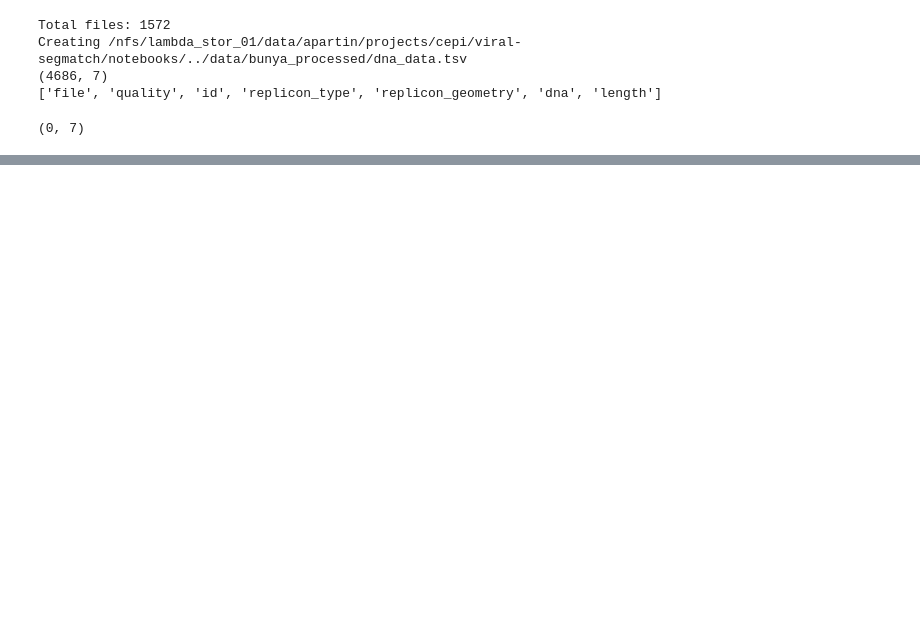
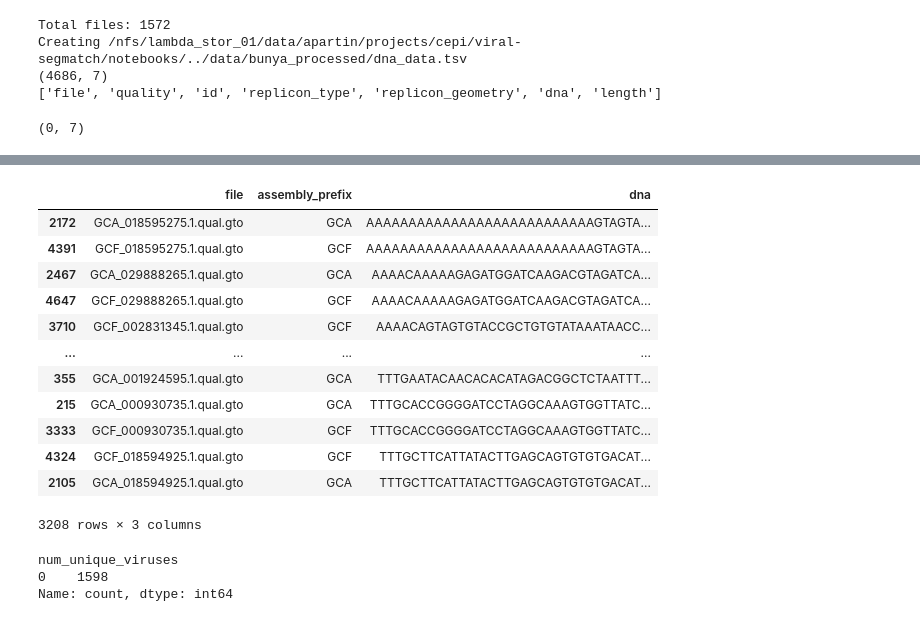
Before and after one commit to adpartin/viral-segmatch, a Jupyter notebook: notebooks/bunyas.ipynb, the cells around one changed output, grey strips where cells are left out. Saved outputs shown, nothing was run; the diff lists cells and outputs as text; code cells hidden in the pictures; blank space fills up the shorter version.

```diff
--- a/notebooks/bunyas.ipynb
+++ b/notebooks/bunyas.ipynb
@@ -338,0 +549,16 @@ dna_df
+# %%
+dna_dups
+# %% [output]
+|  | file | assembly_prefix | dna |
+| 2172 | GCA_018595275.1.qual.gto | GCA | AAAAAAAAAAAAAAAAAAAAAAAAAAAGTAGTA... |
+| 4391 | GCF_018595275.1.qual.gto | GCF | AAAAAAAAAAAAAAAAAAAAAAAAAAAGTAGTA... |
+| 2467 | GCA_029888265.1.qual.gto | GCA | AAAACAAAAAGAGATGGATCAAGACGTAGATCA... |
+| 4647 | GCF_029888265.1.qual.gto | GCF | AAAACAAAAAGAGATGGATCAAGACGTAGATCA... |
+| 3710 | GCF_002831345.1.qual.gto | GCF | AAAACAGTAGTGTACCGCTGTGTATAAATAACC... |
+| ... | ... | ... | ... |
+| 355 | GCA_001924595.1.qual.gto | GCA | TTTGAATACAACACACATAGACGGCTCTAATTT... |
+| 215 | GCA_000930735.1.qual.gto | GCA | TTTGCACCGGGGATCCTAGGCAAAGTGGTTATC... |
+| 3333 | GCF_000930735.1.qual.gto | GCF | TTTGCACCGGGGATCCTAGGCAAAGTGGTTATC... |
+| 4324 | GCF_018594925.1.qual.gto | GCF | TTTGCTTCATTATACTTGAGCAGTGTGTGACAT... |
+| 2105 | GCA_018594925.1.qual.gto | GCA | TTTGCTTCATTATACTTGAGCAGTGTGTGACAT... |
+3208 rows × 3 columns
@@ -338,0 +569,19 @@ dna_df
+# %%
+"""
+3. Check if duplicates occur across different viruses
+This helps determine if segments are widely shared or just repeated within the same virus.
+"""
+
+# Extract virus ID from 'file' (assuming it's part of the filename)
+dna_df['virus_id'] = dna_df['file'].str.extract(r'G[CA]F?_(\d+)\.qual')
+
+# Count how many unique viruses each duplicate appears in
+dup_virus_counts = dna_df[dna_df.duplicated(subset=['dna'], keep=False)] \
+    .groupby('dna')['virus_id'].nunique().reset_index()
+
+dup_virus_counts.rename(columns={'virus_id': 'num_unique_viruses'}, inplace=True)
+dup_virus_counts['num_unique_viruses'].value_counts()
+# %% [output]
+num_unique_viruses
+0    1598
+Name: count, dtype: int64
```
Also changed, not shown: parts of 25 cells of this notebook.
